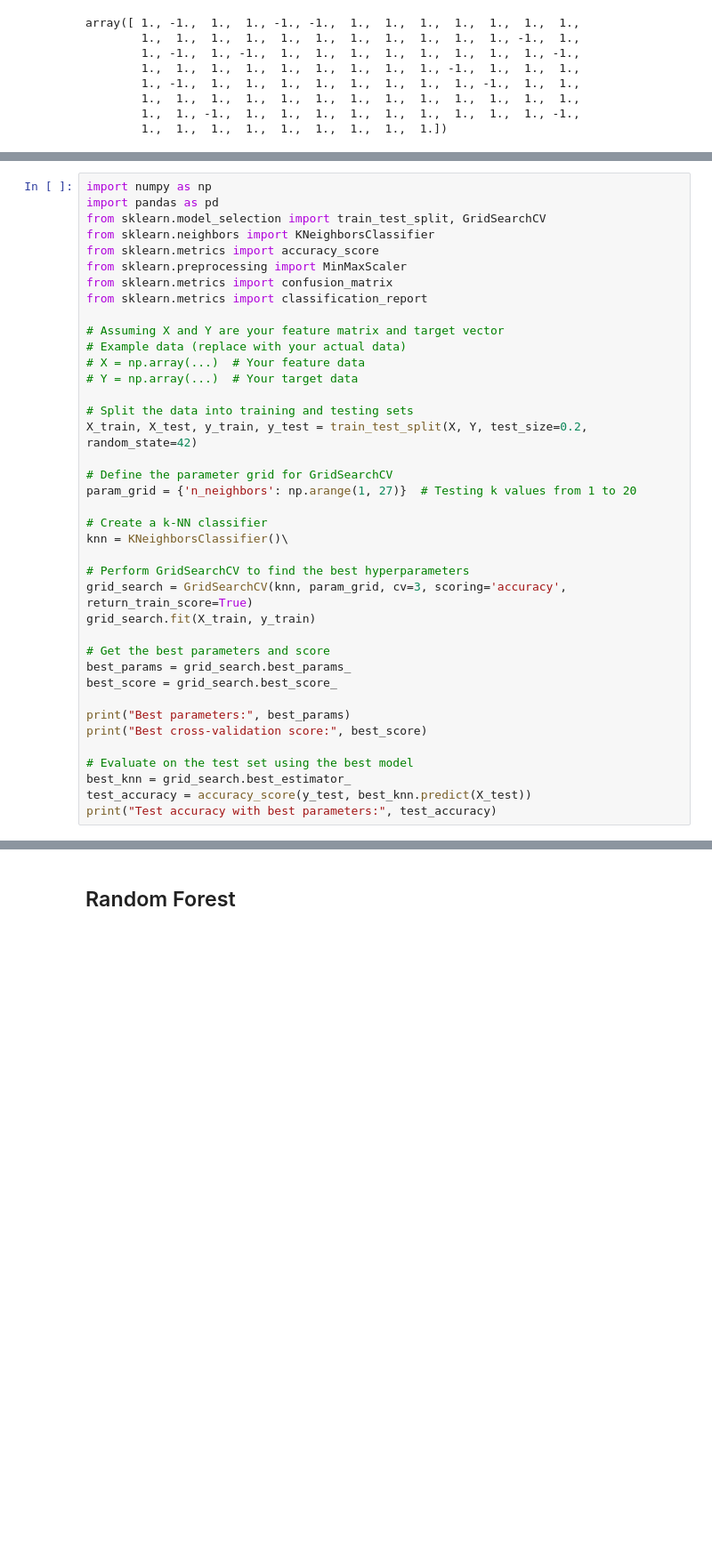
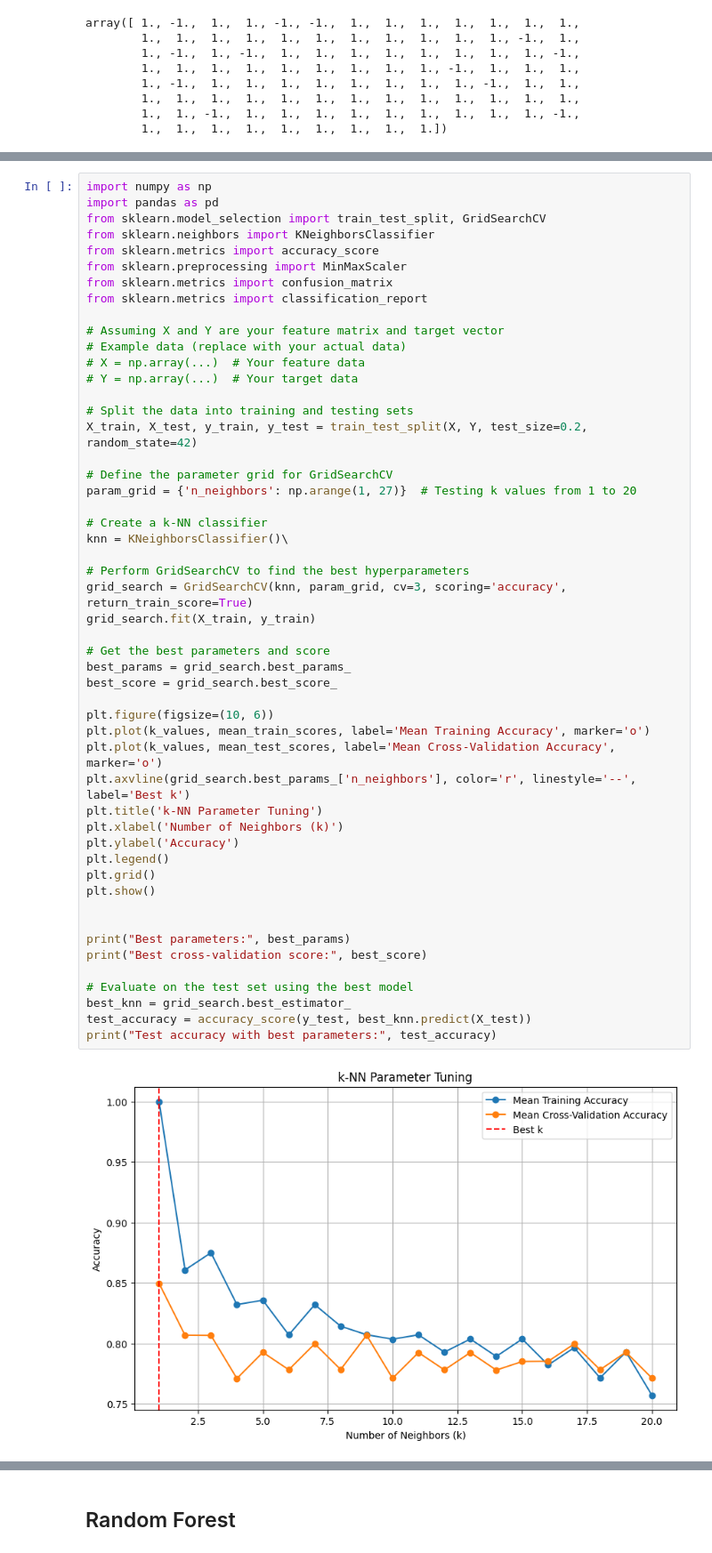
Before and after one commit to ebeltyukova/Classification-Benchmarks-DT-KNN-RF, a Jupyter notebook: fertility_db.ipynb, the cells around one changed output, grey strips where cells are left out. Shown at 89% size. Cells and saved outputs as stored; diff of their text form; blank space fills up the shorter version.

```diff
--- a/fertility_db.ipynb
+++ b/fertility_db.ipynb
@@ -416,30 +439,43 @@ from sklearn.metrics import classification_report
 # Assuming X and Y are your feature matrix and target vector
 # Example data (replace with your actual data)
 # X = np.array(...)  # Your feature data
 # Y = np.array(...)  # Your target data
 
 # Split the data into training and testing sets
 X_train, X_test, y_train, y_test = train_test_split(X, Y, test_size=0.2, random_state=42)
 
 # Define the parameter grid for GridSearchCV
 param_grid = {'n_neighbors': np.arange(1, 27)}  # Testing k values from 1 to 20
 
 # Create a k-NN classifier
 knn = KNeighborsClassifier()\
 
 # Perform GridSearchCV to find the best hyperparameters
 grid_search = GridSearchCV(knn, param_grid, cv=3, scoring='accuracy', return_train_score=True)
 grid_search.fit(X_train, y_train)
 
 # Get the best parameters and score
 best_params = grid_search.best_params_
 best_score = grid_search.best_score_
 
+plt.figure(figsize=(10, 6))
+plt.plot(k_values, mean_train_scores, label='Mean Training Accuracy', marker='o')
+plt.plot(k_values, mean_test_scores, label='Mean Cross-Validation Accuracy', marker='o')
+plt.axvline(grid_search.best_params_['n_neighbors'], color='r', linestyle='--', label='Best k')
+plt.title('k-NN Parameter Tuning')
+plt.xlabel('Number of Neighbors (k)')
+plt.ylabel('Accuracy')
+plt.legend()
+plt.grid()
+plt.show()
+
+
 print("Best parameters:", best_params)
 print("Best cross-validation score:", best_score)
 
 # Evaluate on the test set using the best model
 best_knn = grid_search.best_estimator_
 test_accuracy = accuracy_score(y_test, best_knn.predict(X_test))
 print("Test accuracy with best parameters:", test_accuracy)
 # %% [output]
+[figure, added]
```
Also changed, not shown: parts of 19 cells of this notebook, 2 other files.
